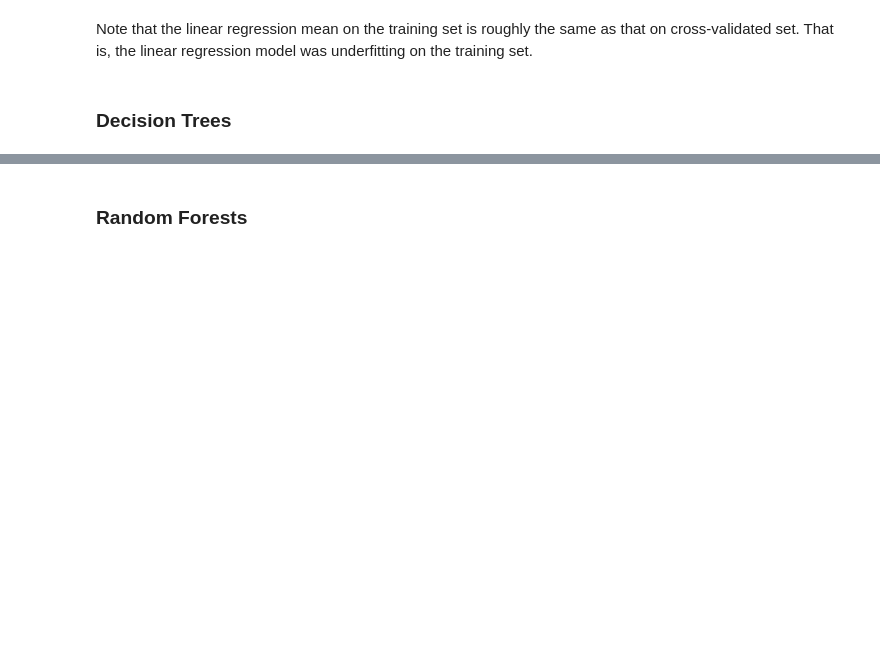
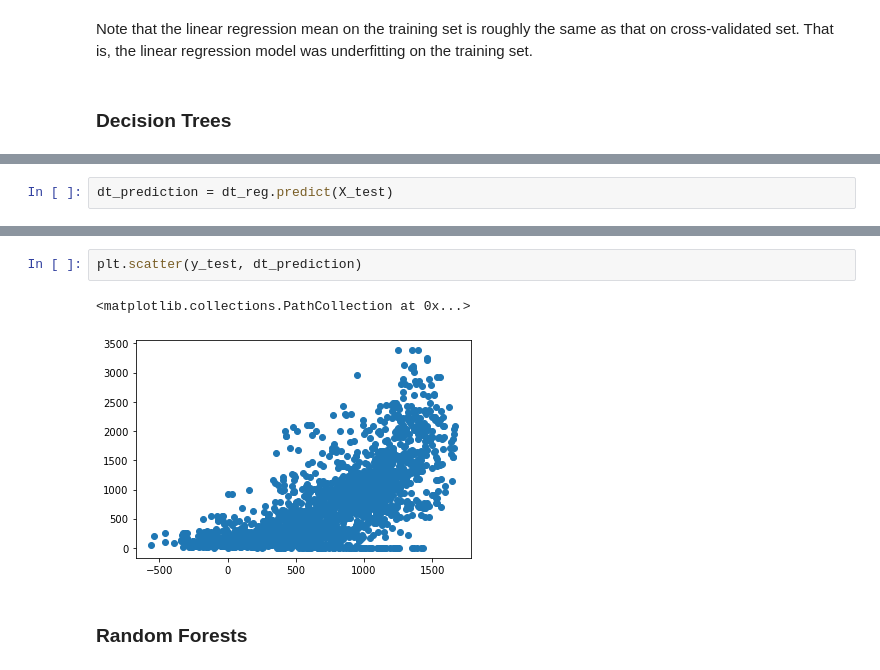
Before and after one commit to UsmanZafar911/Bikes-Rental-seoul, a Jupyter notebook: Seoul_Bike_Rental.ipynb, the cells around one changed output, grey strips where cells are left out. Saved outputs shown, nothing was run; the diff lists cells and outputs as text; blank space fills up the shorter version.

```diff
--- a/Seoul_Bike_Rental.ipynb
+++ b/Seoul_Bike_Rental.ipynb
@@ -537,0 +451,2 @@ for i in range(1,20,2):
+# %%
+dt_prediction = dt_reg.predict(X_test)
@@ -538,3 +461,8 @@ for i in range(1,20,2):
+# %%
+plt.scatter(y_test, dt_prediction)
+# %% [output]
+<matplotlib.collections.PathCollection at 0x...>
+[figure, added]
 # %% [markdown]
 ### Random Forests
 # %%
```
Also changed, not shown: parts of 35 cells of this notebook.
